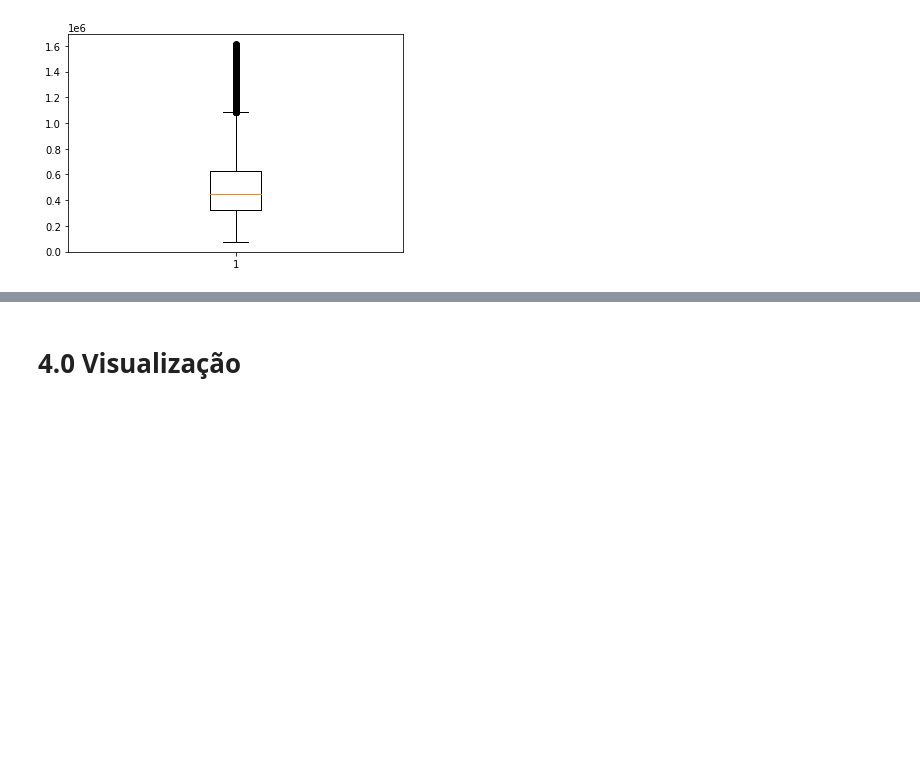
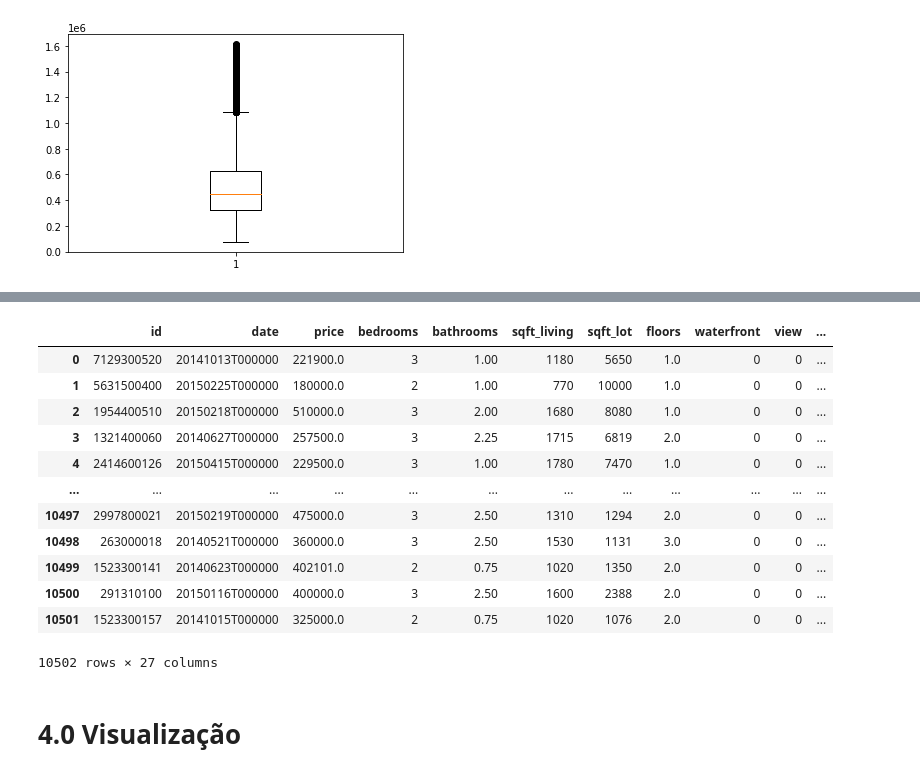
Before and after one commit to giovaneMiranda/Analise-Compra-HouseRocket, a Jupyter notebook: notebooks/1.0-exploracao-dados-inicial.ipynb, the cells around one changed output, grey strips where cells are left out. Saved outputs shown, nothing was run; the diff lists cells and outputs as text; code cells hidden in the pictures; blank space fills up the shorter version.

Commit message:
Profit - documentation

```diff
--- a/notebooks/1.0-exploracao-dados-inicial.ipynb
+++ b/notebooks/1.0-exploracao-dados-inicial.ipynb
@@ -105,3 +160,46 @@ plt.show()
+# %%
+def gen_profit_table(data_purchase, data_sale):
+    """Generate profit table, based on each house and or price per season"""
+
+    df_purchase_filtered = data_purchase.query('buying_analysis == "Buy"').copy()
+    df_sale_filtered = data_sale[['id', 'seasonality', 'median_price_season',
+                                                       'selling_price_suggestion', 'expected_profit']].copy()
+    data_merge = df_purchase_filtered.merge(df_sale_filtered, on='id')
+
+    l_house = list(data_merge['id'].unique())
+    l_profit = []
+
+    # iterate each house price per season, taking the one with max profit
+    for id_house in l_house:
+        row = data_merge[data_merge['id'] == id_house]['expected_profit'].idxmax()
+        l_profit.append(data_merge.loc[row].to_dict())
+
+    df_profit = pd.DataFrame(l_profit)
+    df_profit = df_profit.rename(columns={'seasonality': 'season_selling'})
+
+    return df_profit
+# %%
+df_buying = gen_buying_table(df_house)
+# %%
+df_sale_agg = gen_sale_table(df_house)
+# %%
+df_profit = gen_profit_table(df_buying, df_sale_agg)
+# %%
+df_profit
+# %% [output]
+|  | id | date | price | bedrooms | bathrooms | sqft_living | sqft_lot | floors | waterfront | view | ... |
+| 0 | 7129300520 | 20141013T000000 | 221900.0 | 3 | 1.00 | 1180 | 5650 | 1.0 | 0 | 0 | ... |
+| 1 | 5631500400 | 20150225T000000 | 180000.0 | 2 | 1.00 | 770 | 10000 | 1.0 | 0 | 0 | ... |
+| 2 | 1954400510 | 20150218T000000 | 510000.0 | 3 | 2.00 | 1680 | 8080 | 1.0 | 0 | 0 | ... |
+| 3 | 1321400060 | 20140627T000000 | 257500.0 | 3 | 2.25 | 1715 | 6819 | 2.0 | 0 | 0 | ... |
+| 4 | 2414600126 | 20150415T000000 | 229500.0 | 3 | 1.00 | 1780 | 7470 | 1.0 | 0 | 0 | ... |
+| ... | ... | ... | ... | ... | ... | ... | ... | ... | ... | ... | ... |
+| 10497 | 2997800021 | 20150219T000000 | 475000.0 | 3 | 2.50 | 1310 | 1294 | 2.0 | 0 | 0 | ... |
+| 10498 | 263000018 | 20140521T000000 | 360000.0 | 3 | 2.50 | 1530 | 1131 | 3.0 | 0 | 0 | ... |
+| 10499 | 1523300141 | 20140623T000000 | 402101.0 | 2 | 0.75 | 1020 | 1350 | 2.0 | 0 | 0 | ... |
+| 10500 | 291310100 | 20150116T000000 | 400000.0 | 3 | 2.50 | 1600 | 2388 | 2.0 | 0 | 0 | ... |
+| 10501 | 1523300157 | 20141015T000000 | 325000.0 | 2 | 0.75 | 1020 | 1076 | 2.0 | 0 | 0 | ... |
+10502 rows × 27 columns
 # %% [markdown]
 #  4.0 Visualização
 # %% [markdown]
```
Also changed, not shown: parts of 12 cells of this notebook, 5 other files.
